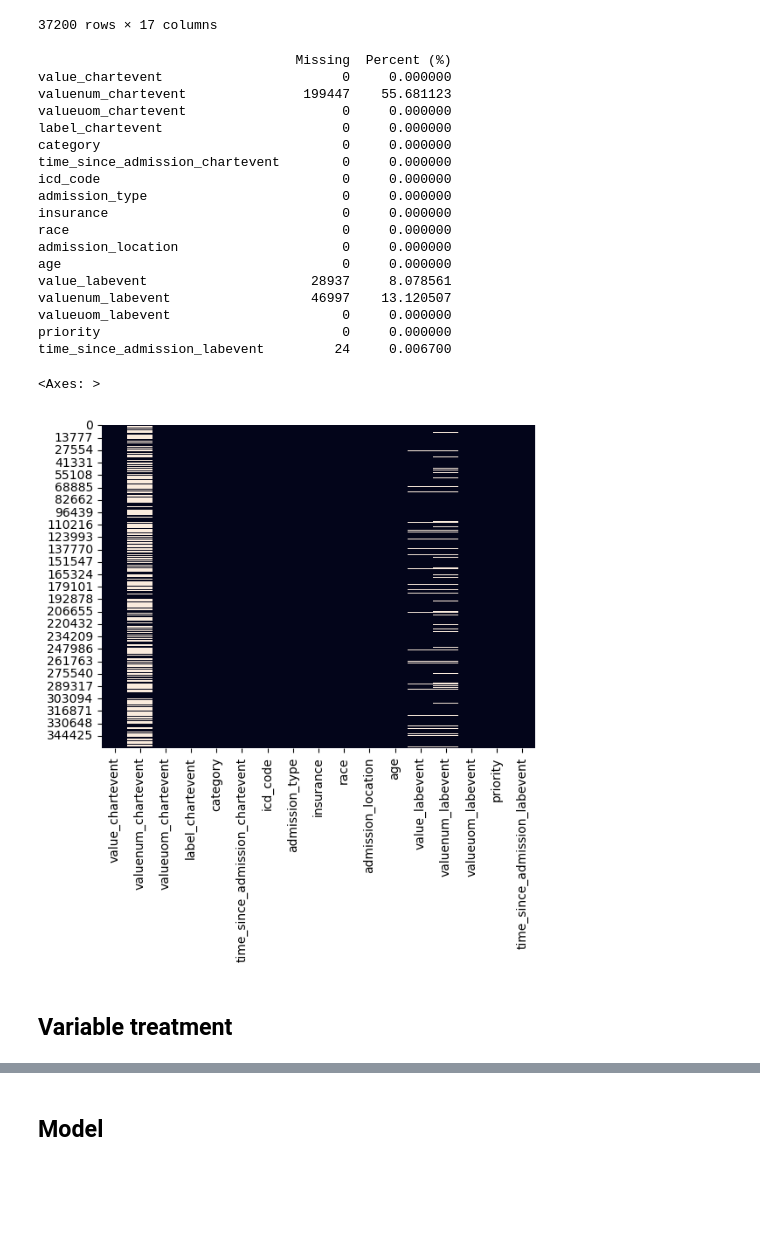
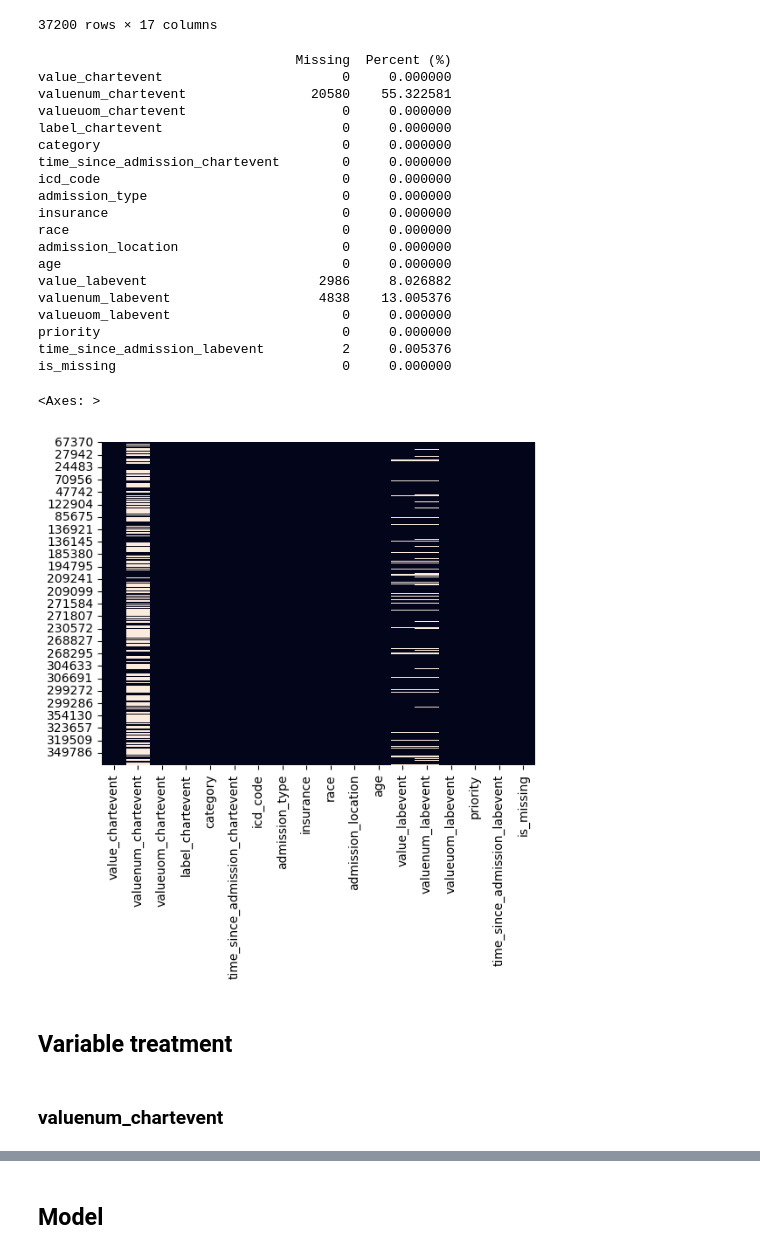
Before and after one commit to CatarinaCosta02/Master_Thesis, a Jupyter notebook: models/RForest.ipynb, the cells around one changed output, grey strips where cells are left out. Drawn from its saved outputs; the diff is of its cells as text; code cells hidden in the pictures; blank space fills up the shorter version.

```diff
--- a/models/RForest.ipynb
+++ b/models/RForest.ipynb
@@ -493,33 +493,36 @@ display(df_sample)
 | 335603 | 103 | 103.0 | bpm | Heart Rate | Routine Vital Signs | ... |
 37200 rows × 17 columns
 # %%
-missing = df.isnull().sum()
-missing_percent = (missing / len(df)) * 100
+missing = df_sample.isnull().sum()
+missing_percent = (missing / len(df_sample)) * 100
 print(pd.DataFrame({"Missing": missing, "Percent (%)": missing_percent}))
 
 # Padrão de missingness (aleatório ou sistemático?)
 import seaborn as sns
-sns.heatmap(df.isnull(), cbar=False)
+sns.heatmap(df_sample.isnull(), cbar=False)
 # %% [output]
                                  Missing  Percent (%)
 value_chartevent                       0     0.000000
-valuenum_chartevent               199447    55.681123
+valuenum_chartevent                20580    55.322581
 valueuom_chartevent                    0     0.000000
 label_chartevent                       0     0.000000
 category                               0     0.000000
 time_since_admission_chartevent        0     0.000000
 icd_code                               0     0.000000
 admission_type                         0     0.000000
 insurance                              0     0.000000
 race                                   0     0.000000
 admission_location                     0     0.000000
 age                                    0     0.000000
-value_labevent                     28937     8.078561
-valuenum_labevent                  46997    13.120507
+value_labevent                      2986     8.026882
+valuenum_labevent                   4838    13.005376
 valueuom_labevent                      0     0.000000
 priority                               0     0.000000
-time_since_admission_labevent         24     0.006700
+time_since_admission_labevent          2     0.005376
+is_missing                             0     0.000000
 <Axes: >
-[figure, old version]
+[figure, new version]
 # %% [markdown]
 ## Variable treatment
+# %% [markdown]
+### valuenum_chartevent
```
Also changed, not shown: parts of 37 cells of this notebook.
